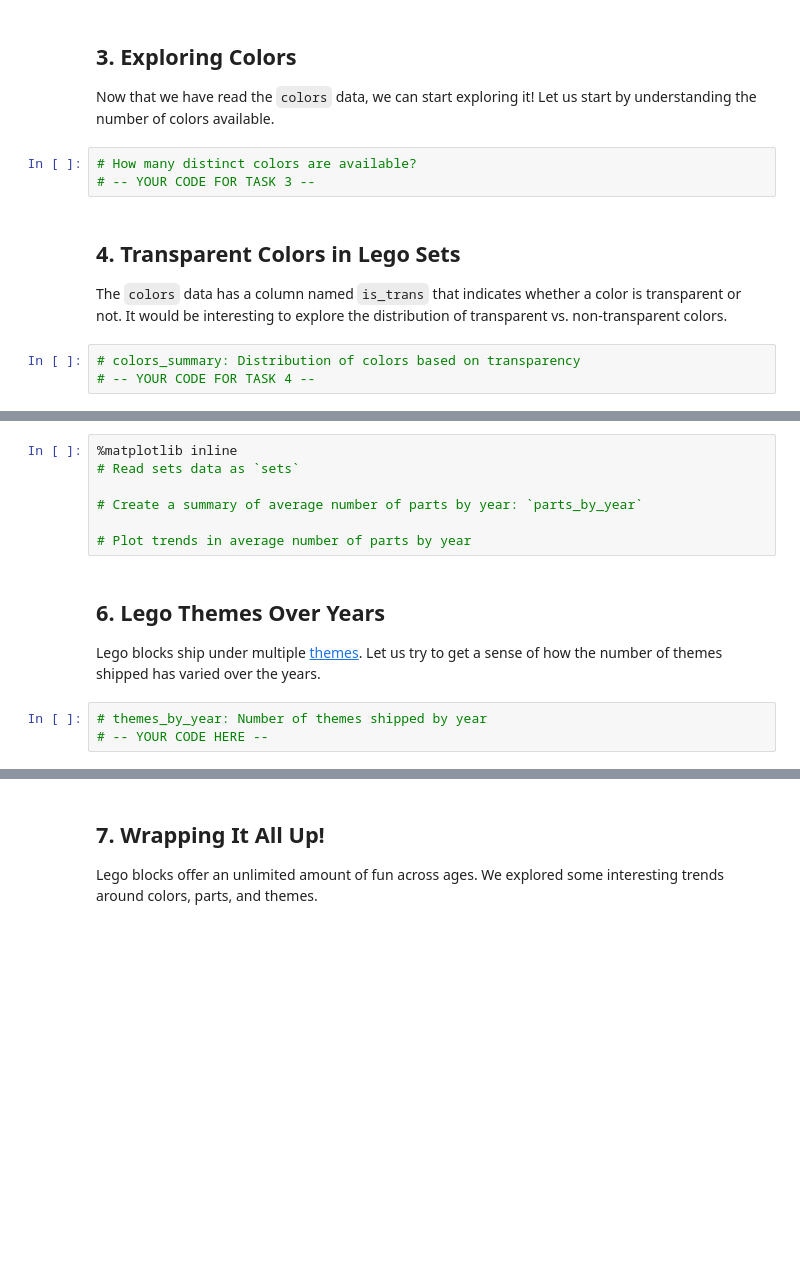
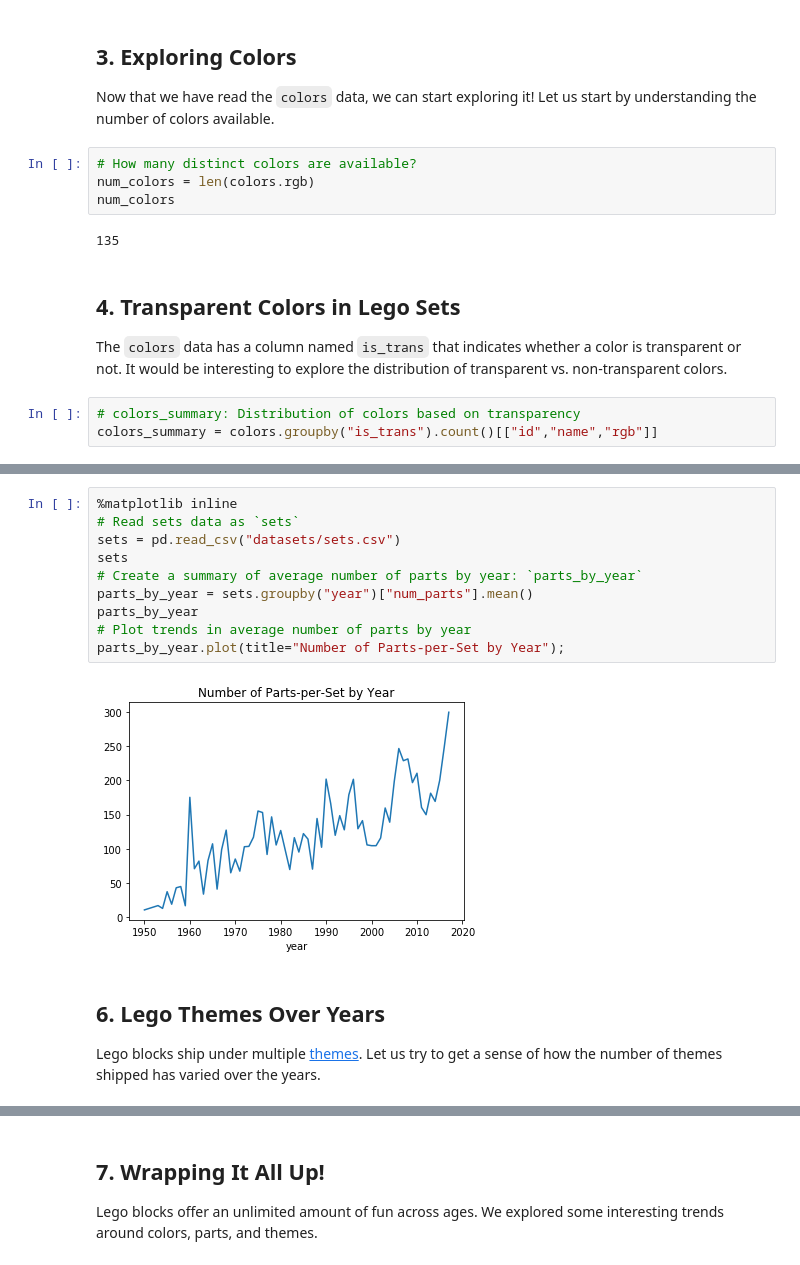
Before and after one commit to TR-1000/Machine-Learning-and-Data-Science, a Jupyter notebook: legos/notebook.ipynb, the cells around one changed output, grey strips where cells are left out. Saved outputs shown, nothing was run; the diff lists cells and outputs as text; blank space fills up the shorter version.

```diff
--- a/legos/notebook.ipynb
+++ b/legos/notebook.ipynb
@@ -24,13 +29,16 @@ colors.head()
 <p>Now that we have read the <code>colors</code> data, we can start exploring it! Let us start by understanding the number of colors available.</p>
 # %%
 # How many distinct colors are available?
-# -- YOUR CODE FOR TASK 3 --
+num_colors = len(colors.rgb)
+num_colors
+# %% [output]
+135
 # %% [markdown]
 ## 4. Transparent Colors in Lego Sets
 <p>The <code>colors</code> data has a column named <code>is_trans</code> that indicates whether a color is transparent or not. It would be interesting to explore the distribution of transparent vs. non-transparent colors.</p>
 # %%
 # colors_summary: Distribution of colors based on transparency
-# -- YOUR CODE FOR TASK 4 --
+colors_summary = colors.groupby("is_trans").count()[["id","name","rgb"]]
 # %% [markdown]
 ## 5. Explore Lego Sets
 <p>Another interesting dataset available in this database is the <code>sets</code> data. It contains a comprehensive list of sets over the years and the number of parts that each of these sets contained. </p>
@@ -39,13 +47,15 @@ colors.head()
 # %%
 %matplotlib inline
 # Read sets data as `sets`
-
+sets = pd.read_csv("datasets/sets.csv")
+sets
 # Create a summary of average number of parts by year: `parts_by_year`
-
+parts_by_year = sets.groupby("year")["num_parts"].mean()
+parts_by_year
 # Plot trends in average number of parts by year
+parts_by_year.plot(title="Number of Parts-per-Set by Year");
+# %% [output]
+[figure, added]
 # %% [markdown]
 ## 6. Lego Themes Over Years
 <p>Lego blocks ship under multiple <a href="https://shop.lego.com/en-US/Themes">themes</a>. Let us try to get a sense of how the number of themes shipped has varied over the years.</p>
-# %%
-# themes_by_year: Number of themes shipped by year
-# -- YOUR CODE HERE --
```
Also changed, not shown: parts of 5 cells of this notebook.
